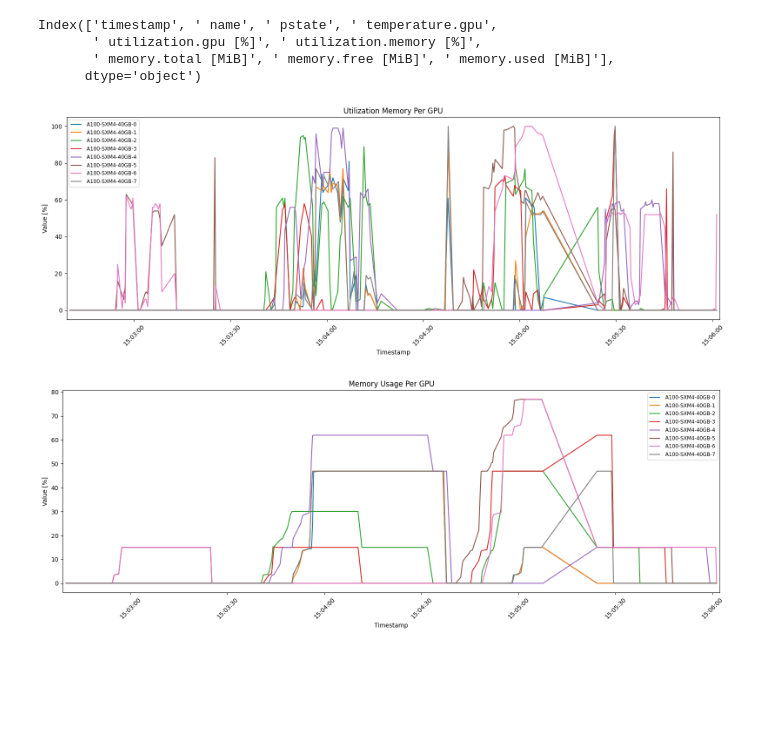
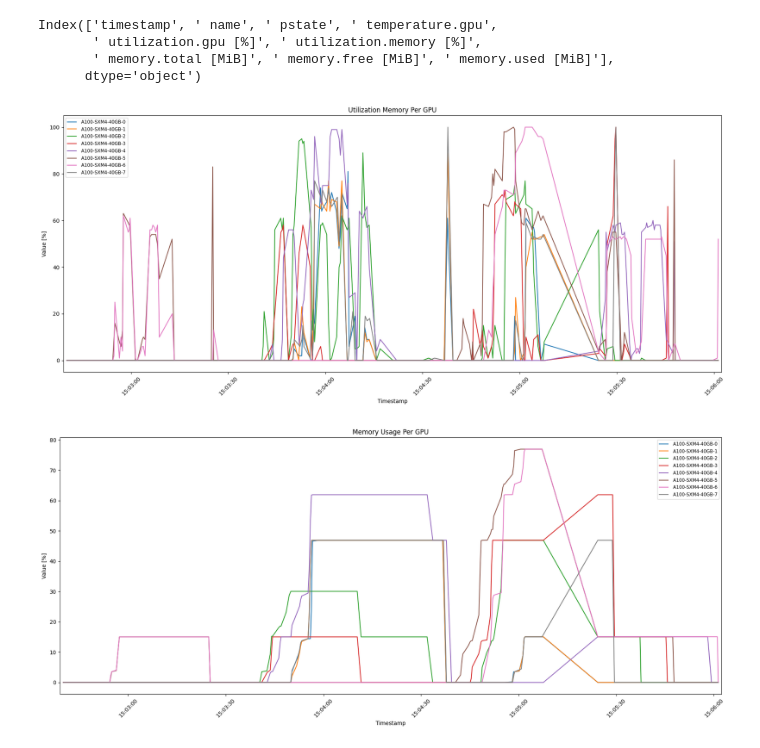
Before and after one commit to mbiskho/tamlops, a Jupyter notebook: data/min-min/gpu.ipynb, the cells around one changed output. Saved outputs shown, nothing was run; the diff lists cells and outputs as text; code cells hidden in the pictures; blank space fills up the shorter version.

```diff
--- a/data/min-min/gpu.ipynb
+++ b/data/min-min/gpu.ipynb
@@ -41,7 +41,7 @@ filtered_data = df[~df[' name'].isin(groups_to_drop)]
 grouped_filtered = filtered_data.groupby(' name')
 
 # Plotting grafik untuk setiap GPU
-plt.figure(figsize=(16, 6))
+plt.figure(figsize=(18, 8))
 
 for name, group in grouped_filtered:
     plt.plot(group['timestamp'], group[' utilization.gpu [%]'].str.rstrip(' %').astype(int), label=name)
@@ -49,33 +49,33 @@ for name, group in grouped_filtered:
 
 plt.xlabel('Timestamp')
 plt.ylabel('Value [%]')
 plt.title('Utilization Memory Per GPU')
 plt.legend(fontsize='small')
 plt.xticks(rotation=45)
 plt.gca().margins(x=0.005)
 plt.tight_layout()
 plt.show()
 
 
 
 # Plotting grafik untuk setiap GPU
-plt.figure(figsize=(16, 6))
+plt.figure(figsize=(18, 8))
 
 for name, group in grouped_filtered:
     plt.plot(group['timestamp'], group['real memory usage'], label=name)
 
 plt.xlabel('Timestamp')
 plt.ylabel('Value [%]')
 plt.title('Memory Usage Per GPU')
 plt.legend(fontsize='small')
 plt.xticks(rotation=45)
 plt.gca().margins(x=0.005)
 plt.tight_layout()
 plt.show()
 # %% [output]
 Index(['timestamp', ' name', ' pstate', ' temperature.gpu',
        ' utilization.gpu [%]', ' utilization.memory [%]',
        ' memory.total [MiB]', ' memory.free [MiB]', ' memory.used [MiB]'],
       dtype='object')
-[figure, old version]
+[figure, new version]
-[figure, old version]
+[figure, new version]
```
Also changed, not shown: 18 other files.
